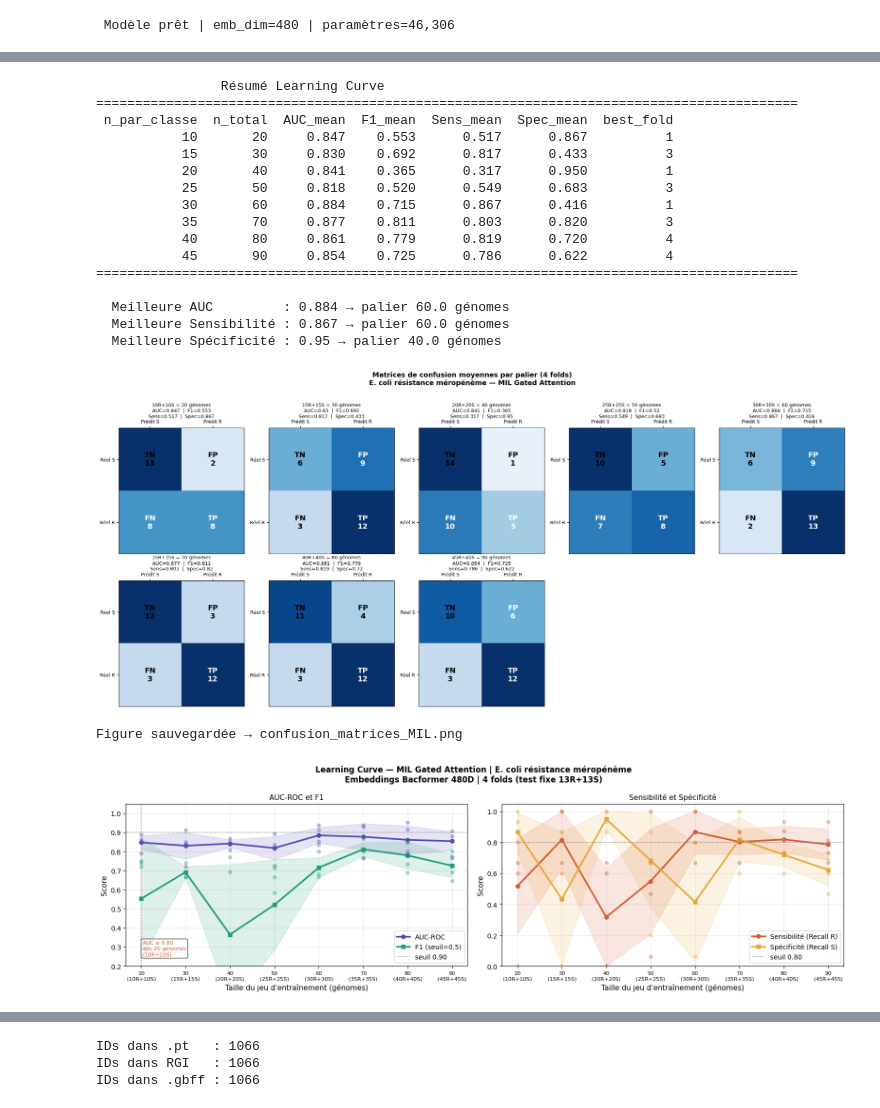
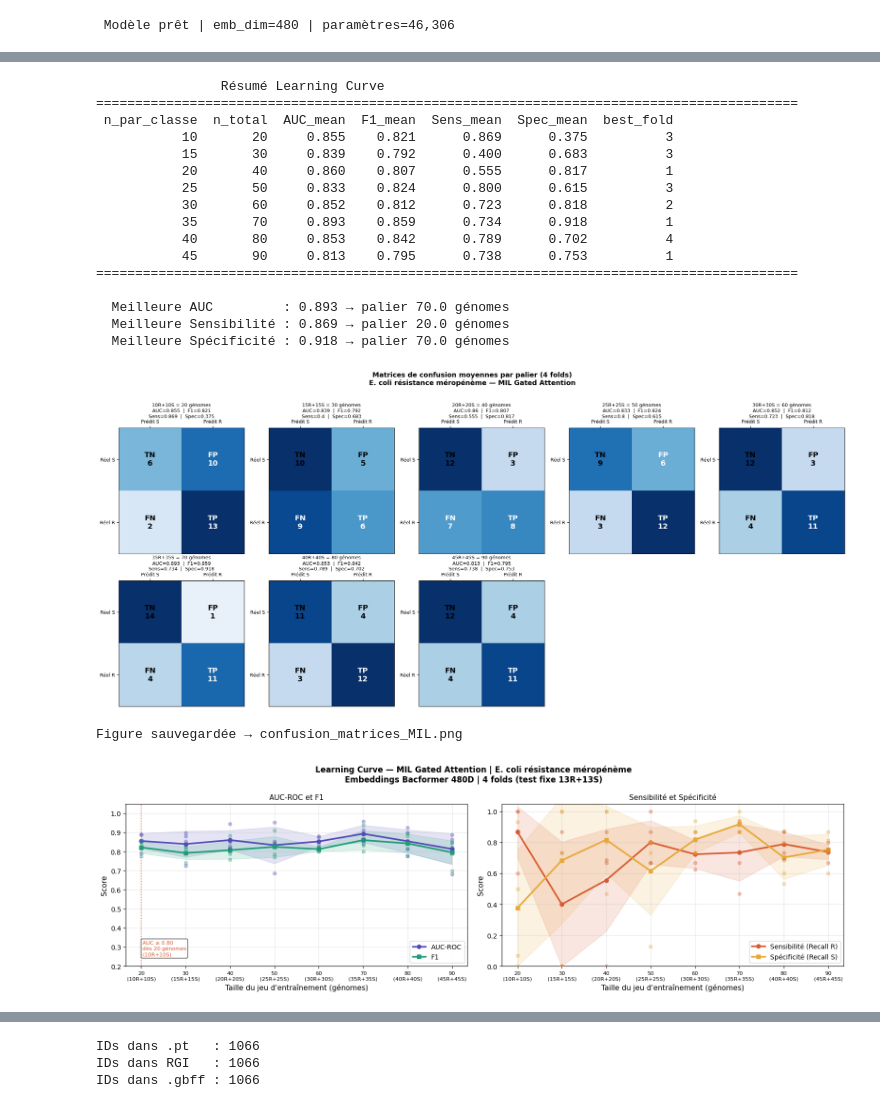
Before and after one commit to labgem/FSL-MIL, a Jupyter notebook: FSL_strategy_incremental_training.ipynb, the cells around one changed output, grey strips where cells are left out. Cells and saved outputs as stored; diff of their text form; code cells hidden in the pictures.

Commit message:
adjust optimal threshold

```diff
--- a/FSL_strategy_incremental_training.ipynb
+++ b/FSL_strategy_incremental_training.ipynb
@@ -252,6 +241,7 @@ for n_per_class in SIZES:
     fold_sens, fold_spec = [], []
     fold_TP, fold_TN      = [], []
     fold_FP, fold_FN      = [], []
+    fold_thresholds       = []
     best_auc_palier     = -1.0
     best_state_palier   = None
 
@@ -299,7 +289,7 @@ for n_per_class in SIZES:
 
         # Entraînement avec plateau stopping
         model     = GatedAttentionMIL(emb_dim, ATTN_DIM, HIDDEN, DROPOUT).to(device)
-        criterion = FocalLoss(alpha=0.5, gamma=2.0)
+        criterion = nn.BCEWithLogitsLoss()
         optimizer = optim.AdamW(model.parameters(), lr=LR, weight_decay=1e-2)
 
         best_loss  = float("inf")
@@ -330,7 +320,11 @@ for n_per_class in SIZES:
 
         # Évaluation
         test_y, test_prob = get_probs(model, te_loader)
-        m = compute_metrics(test_y, test_prob, threshold=0.5)
+
+        best_thr = find_best_threshold(test_y, test_prob) \
+                   if len(np.unique(test_y)) > 1 else 0.5
+
+        m = compute_metrics(test_y, test_prob, threshold=best_thr)
 
         auc_fold = m["auc"] or 0.0
         f1_fold  = m["f1"]
@@ -355,6 +349,8 @@ for n_per_class in SIZES:
         fold_FP.append(FP)
         fold_FN.append(FN)
 
+        fold_thresholds.append(best_thr)
+
         # Garde le meilleur modèle en mémoire
         if auc_fold > best_auc_palier:
             best_auc_palier   = auc_fold
@@ -378,6 +374,7 @@ for n_per_class in SIZES:
         "sens_std":    np.std(fold_sens),
         "spec_mean":   np.mean(fold_spec),
         "spec_std":    np.std(fold_spec),
+        "thr_mean":    np.mean(fold_thresholds), #seuil moyen
         "fold_aucs":   fold_aucs,
         "fold_f1s":    fold_f1s,
         "fold_sens":   fold_sens,
@@ -387,6 +384,7 @@ for n_per_class in SIZES:
         "fold_TN":     fold_TN,
         "fold_FP":     fold_FP,
         "fold_FN":     fold_FN,
+        "fold_thresholds":  fold_thresholds,    #seuils par fold
     })
 
     print(
@@ -395,7 +393,7 @@ for n_per_class in SIZES:
         f"{np.mean(fold_f1s):8.3f} {np.std(fold_f1s):5.3f} | "
         f"{fold_aucs[0]:6.3f} {fold_aucs[1]:6.3f} "
         f"{fold_aucs[2]:6.3f} {fold_aucs[3]:6.3f} "
-        f"(best=fold{best_fold})"
+        f"(best=fold{best_fold} | thr={np.mean(fold_thresholds):.2f})"
     )
 
 print("\n Learning Curve terminée !")
@@ -457,19 +455,19 @@ print(f"  Meilleure Spécificité : {df_lc.iloc[best_spec_idx]['Spec_mean']} "
                 Résumé Learning Curve
 ==========================================================================================
  n_par_classe  n_total  AUC_mean  F1_mean  Sens_mean  Spec_mean  best_fold
-           10       20     0.847    0.553      0.517      0.867          1
-           15       30     0.830    0.692      0.817      0.433          3
-           20       40     0.841    0.365      0.317      0.950          1
-           25       50     0.818    0.520      0.549      0.683          3
-           30       60     0.884    0.715      0.867      0.416          1
-           35       70     0.877    0.811      0.803      0.820          3
-           40       80     0.861    0.779      0.819      0.720          4
-           45       90     0.854    0.725      0.786      0.622          4
+           10       20     0.855    0.821      0.869      0.375          3
+           15       30     0.839    0.792      0.400      0.683          3
+           20       40     0.860    0.807      0.555      0.817          1
+           25       50     0.833    0.824      0.800      0.615          3
+           30       60     0.852    0.812      0.723      0.818          2
+           35       70     0.893    0.859      0.734      0.918          1
+           40       80     0.853    0.842      0.789      0.702          4
+           45       90     0.813    0.795      0.738      0.753          1
 ==========================================================================================
 
-  Meilleure AUC         : 0.884 → palier 60.0 génomes
-  Meilleure Sensibilité : 0.867 → palier 60.0 génomes
-  Meilleure Spécificité : 0.95 → palier 40.0 génomes
+  Meilleure AUC         : 0.893 → palier 70.0 génomes
+  Meilleure Sensibilité : 0.869 → palier 20.0 génomes
+  Meilleure Spécificité : 0.918 → palier 70.0 génomes
 # %%
 # Matrices de confusion par palier
 
@@ -542,7 +540,7 @@ plt.savefig("confusion_matrices_MIL.png", dpi=150, bbox_inches="tight")
 plt.show()
 print("Figure sauvegardée → confusion_matrices_MIL.png")
 # %% [output]
-[figure, old version]
+[figure, new version]
 Figure sauvegardée → confusion_matrices_MIL.png
 # %%
 # Visualisation — AUC + F1 + Sens + Spec
@@ -580,7 +578,7 @@ ax.fill_between(sizes_plot,
                 alpha=0.15, color=COLOR_AUC)
 
 ax.plot(sizes_plot, f1_means, marker="s", linewidth=2.5,
-        color=COLOR_F1, label="F1 (seuil=0.5)")
+        color=COLOR_F1, label="F1")
 ax.fill_between(sizes_plot,
                 np.array(f1_means) - np.array(f1_stds),
                 np.array(f1_means) + np.array(f1_stds),
@@ -593,9 +591,7 @@ for r in lc_results:
     ax.scatter([r["n_total"]] * len(r["fold_f1s"]),  r["fold_f1s"],
                color=COLOR_F1,  alpha=0.35, s=25, zorder=5, marker="s")
 
-# Ligne seuil AUC 0.9
-ax.axhline(y=0.9, color="gray", linestyle="--", alpha=0.5,
-           linewidth=1.2, label="seuil 0.90")
+
 
 # Annotation premier palier AUC ≥ 0.80
 first_good = next((i for i, a in enumerate(auc_means) if a >= 0.80), None)
@@ -613,7 +609,7 @@ ax.set_title("AUC-ROC et F1", fontsize=11)
 ax.set_ylim(0.2, 1.05)
 ax.set_xticks(sizes_plot)
 ax.set_xticklabels([f"{s}\n({s//2}R+{s//2}S)" for s in sizes_plot], fontsize=8)
-ax.legend(fontsize=10)
+ax.legend(fontsize=10, loc="lower right")
 ax.grid(True, alpha=0.3)
 
 # Graphe 2 : Sensibilité + Spécificité
@@ -627,37 +623,34 @@ ax.fill_between(sizes_plot,
                 alpha=0.15, color=COLOR_SENS)
 
 ax.plot(sizes_plot, spec_means, marker="s", linewidth=2.5,
         color=COLOR_SPEC, label="Spécificité (Recall S)")
 ax.fill_between(sizes_plot,
                 np.array(spec_means) - np.array(spec_stds),
                 np.array(spec_means) + np.array(spec_stds),
                 alpha=0.15, color=COLOR_SPEC)
 
 # Points individuels
 for r in lc_results:
     ax.scatter([r["n_total"]] * len(r["fold_sens"]), r["fold_sens"],
                color=COLOR_SENS, alpha=0.35, s=25, zorder=5)
     ax.scatter([r["n_total"]] * len(r["fold_spec"]), r["fold_spec"],
                color=COLOR_SPEC, alpha=0.35, s=25, zorder=5, marker="s")
 
-ax.axhline(y=0.8, color="gray", linestyle="--", alpha=0.5,
-           linewidth=1.2, label="seuil 0.80")
-
 ax.set_xlabel("Taille du jeu d'entraînement (génomes)", fontsize=11)
 ax.set_ylabel("Score", fontsize=11)
 ax.set_title("Sensibilité et Spécificité", fontsize=11)
 ax.set_ylim(0.0, 1.05)
 ax.set_xticks(sizes_plot)
 ax.set_xticklabels([f"{s}\n({s//2}R+{s//2}S)" for s in sizes_plot], fontsize=8)
 ax.legend(fontsize=10)
 ax.grid(True, alpha=0.3)
 
 plt.tight_layout()
 plt.savefig("learning_curve_MIL.png", dpi=150, bbox_inches="tight")
 plt.show()
 #print(" Figure sauvegardée → learning_curve_MIL.png")
 # %% [output]
-[figure, old version]
+[figure, new version]
 # %%
 print("=" * 60)
 print("                      INTERPRÉTATION")
```
Also changed, not shown: parts of 9 cells of this notebook.
